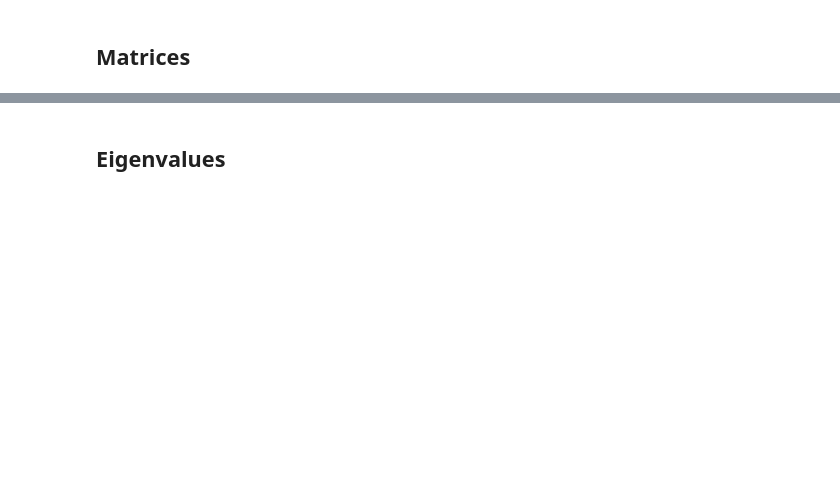
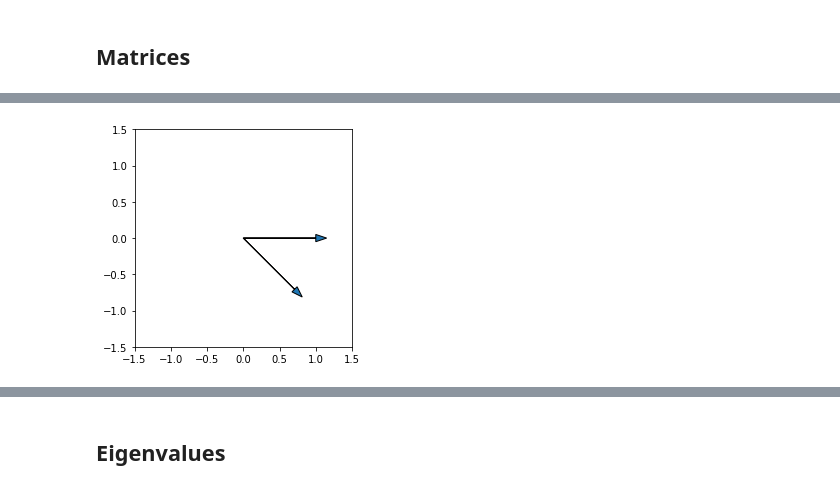
Before and after one commit to klavins/EE502P, a Jupyter notebook: 4.LinearAlgebra.ipynb, the cells around one changed output, grey strips where cells are left out. Saved outputs shown, nothing was run; the diff lists cells and outputs as text; code cells hidden in the pictures; blank space fills up the shorter version.

```diff
--- a/4.LinearAlgebra.ipynb
+++ b/4.LinearAlgebra.ipynb
@@ -57,0 +307,17 @@ import matplotlib.patches as pch
+# %%
+def R(theta):
+    return np.array([
+        [np.cos(theta), np.sin(theta)],
+        [-np.sin(theta), np.cos(theta)]
+    ])
+
+x = np.array([[1],[0]])
+y = np.matmul(R(np.pi/4),x)
+
+plt.arrow(0,0,x[0,0],x[1,0],head_width=0.1)
+plt.arrow(0,0,y[0,0],y[1,0],head_width=0.1)
+plt.xlim(-1.5,1.5)
+plt.ylim(-1.5,1.5)
+plt.gca().set_aspect(1)
+# %% [output]
+[figure, added]
```
Also changed, not shown: parts of 16 cells of this notebook.
